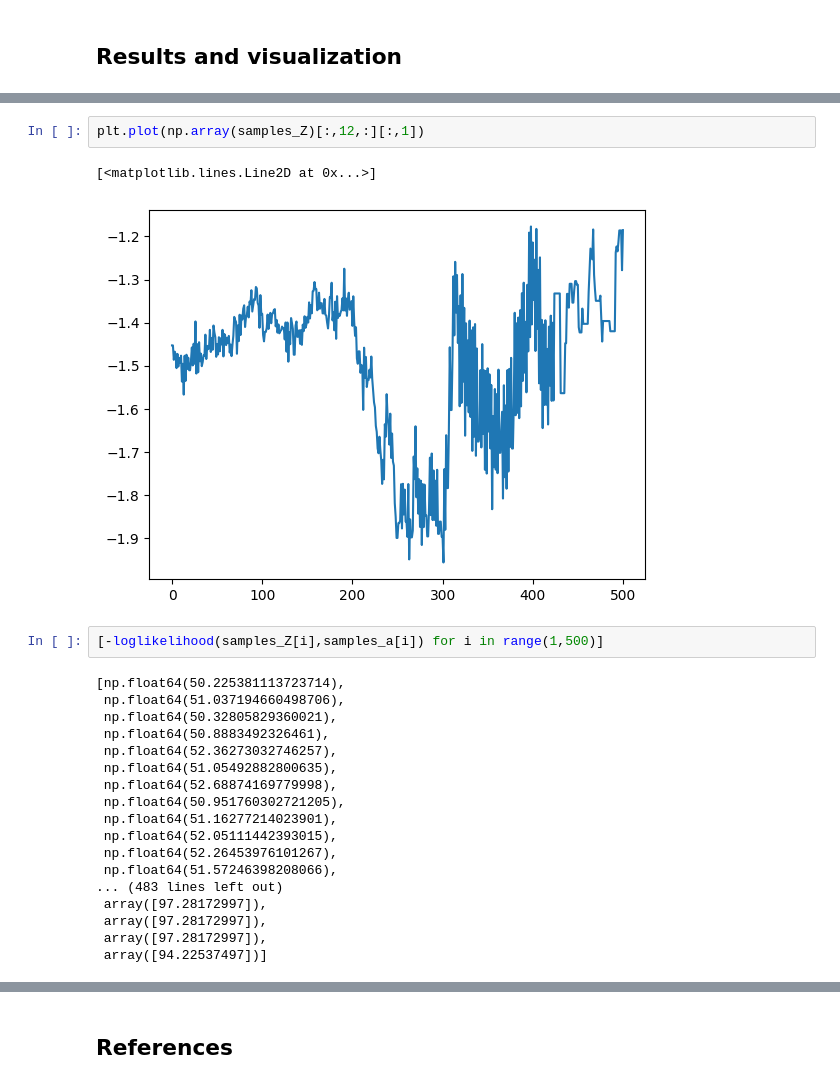
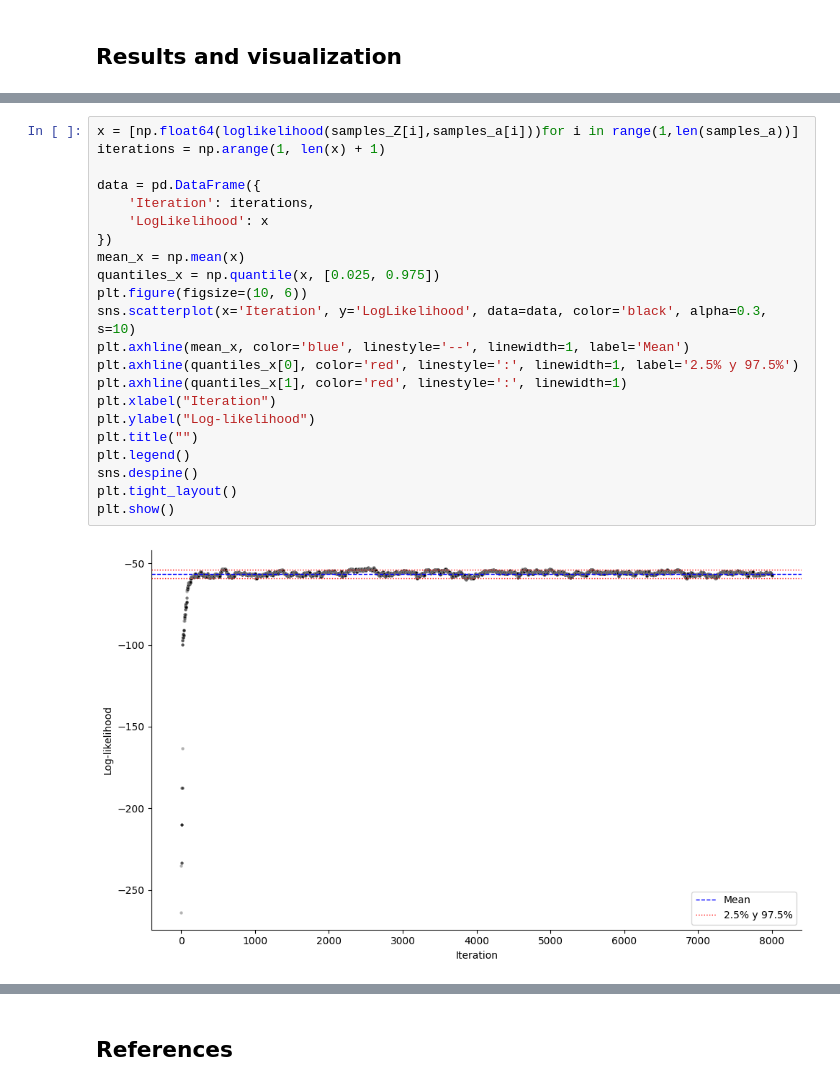
Before and after one commit to cnosa/LatentSpaces_Network_Manifold, a Jupyter notebook: LatentNetwork_Euclidean.ipynb, the cells around one changed output, grey strips where cells are left out. Saved outputs shown, nothing was run; the diff lists cells and outputs as text.

```diff
--- a/LatentNetwork_Euclidean.ipynb
+++ b/LatentNetwork_Euclidean.ipynb
@@ -435,25 +479,24 @@ samples_a
-# %%
-plt.plot(np.array(samples_Z)[:,12,:][:,1])
-# %% [output]
-[<matplotlib.lines.Line2D at 0x...>]
-[figure, removed]
-# %%
-[-loglikelihood(samples_Z[i],samples_a[i]) for i in range(1,500)]
-# %% [output]
-[np.float64(50.225381113723714),
- np.float64(51.037194660498706),
- np.float64(50.32805829360021),
- np.float64(50.8883492326461),
- np.float64(52.36273032746257),
- np.float64(51.05492882800635),
- np.float64(52.68874169779998),
- np.float64(50.951760302721205),
- np.float64(51.16277214023901),
- np.float64(52.05111442393015),
- np.float64(52.26453976101267),
- np.float64(51.57246398208066),
-... (483 lines left out)
- array([97.28172997]),
- array([97.28172997]),
- array([97.28172997]),
- array([94.22537497])]
+# %%
+x = [np.float64(loglikelihood(samples_Z[i],samples_a[i]))for i in range(1,len(samples_a))]
+iterations = np.arange(1, len(x) + 1)
+
+data = pd.DataFrame({
+    'Iteration': iterations,
+    'LogLikelihood': x
+})
+mean_x = np.mean(x)
+quantiles_x = np.quantile(x, [0.025, 0.975])
+plt.figure(figsize=(10, 6))
+sns.scatterplot(x='Iteration', y='LogLikelihood', data=data, color='black', alpha=0.3, s=10)
+plt.axhline(mean_x, color='blue', linestyle='--', linewidth=1, label='Mean')
+plt.axhline(quantiles_x[0], color='red', linestyle=':', linewidth=1, label='2.5% y 97.5%')
+plt.axhline(quantiles_x[1], color='red', linestyle=':', linewidth=1)
+plt.xlabel("Iteration")
+plt.ylabel("Log-likelihood")
+plt.title("")
+plt.legend()
+sns.despine()
+plt.tight_layout()
+plt.show()
+# %% [output]
+[figure, added]
```
Also changed, not shown: parts of 24 cells of this notebook, 4 other files.
